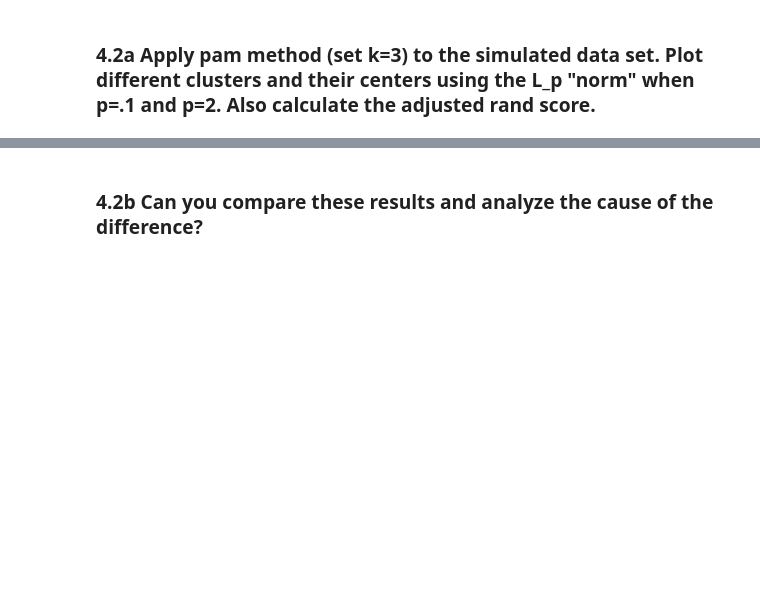
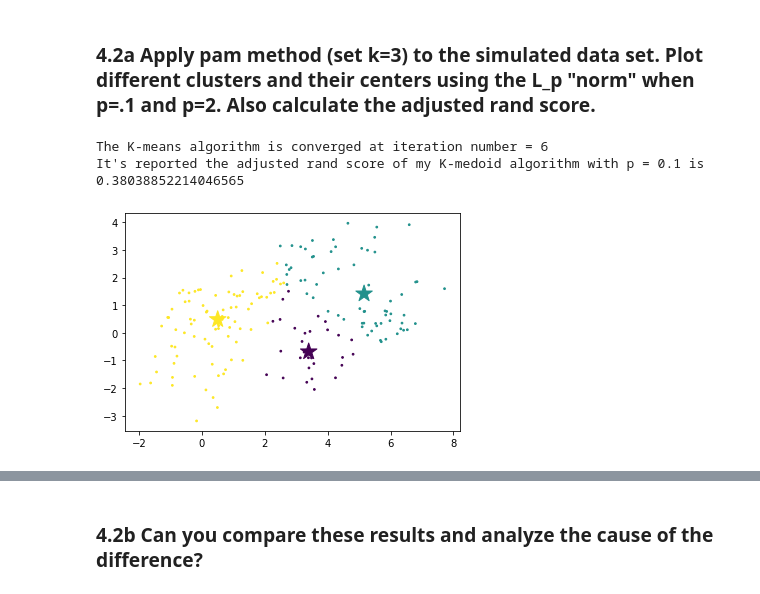
Before and after one commit to Chenghan-Sun/Unsupervised-Learning, a Jupyter notebook: Project-2/CS_STA_142B_Project_2.ipynb, the cells around one changed output, grey strips where cells are left out. Cells and saved outputs as stored; diff of their text form; code cells hidden in the pictures; blank space fills up the shorter version.

Commit message:
finished k-medoid part

```diff
--- a/Project-2/CS_STA_142B_Project_2.ipynb
+++ b/Project-2/CS_STA_142B_Project_2.ipynb
@@ -46,7 +46,7 @@ class k_means:
         self.tol = tol
         self.max_iter = max_iter
         self.data = data
-        self.update_flag = True
+        # self.update_flag = True
         self.centers = None
         self.cost = 0
         ### end of your code
@@ -116,14 +116,14 @@ class k_means:
 
         ### your code starts here
         converge_criterion = np.linalg.norm((self.centers - self.next_centers), ord=1)
-        if not self.update_flag:
-            print("Update_flag needs to be defaulted as True")
+        #if not self.update_flag:
+        #    print("Update_flag needs to be defaulted as True")
 
         if converge_criterion > self.tol:
-            return self.update_flag
+            return True
         else:
-            self.update_flag = False
-            return self.update_flag
+            #self.update_flag = False
+            return False
         ### end of your code
 
     def fit_model(self):
@@ -173,9 +173,10 @@ class k_means:
         Here we use within cluster sum of squares as cost
         """
         ### your code starts here
+        self.cost = 0  # reset cost for cost plot
         for sample in range(self.n):  # loop through all the samples
             label = int(self.labels[sample])  # label index
-            iter_cost = np.linalg.norm(self.data[i] - self.centers[label]) ** 2
+            iter_cost = sum((self.data[sample] - self.centers[label])**2)
             self.cost += iter_cost
         ### end of your code
         return self.cost
@@ -246,15 +247,15 @@ class clustering_eval_metrics:
         true_clusters = np.unique(self.true_labels)
         num_true_clusters = true_clusters.shape[0]
 
+        # Here I referred sklearn.metrics.adjusted_rand_score to for ARI calculation
         # Check special limit cases: no clustering or
         # trivial clustering where each document is assigned a unique cluster,
         # which refers perfect matching case hence return 1
-        # Here I referred sklearn.metrics.adjusted_rand_score to for ARI calculation
-        if (num_true_clusters == num_pred_clusters == 1 or num_true_clusters == num_pred_clusters == 0 \
-            or num_true_clusters == num_pred_clusters == num_samples):
-            return 1
-        else:
-            self.cmat = self.contingency_matrix()
+        #if (num_true_clusters == num_pred_clusters == 1 or num_true_clusters == num_pred_clusters == 0 \
+        #    or num_true_clusters == num_pred_clusters == num_samples):
+        #    return 1
+        #else:
+        #    self.cmat = self.contingency_matrix()
 
         # calculate ARI using the contingency matrix
         # using the equation of adjusted Rand index
@@ -388,3 +394,19 @@ It's reported the adjusted rand score of my K-means algorithm = 0.73823340381337
 [figure]
 # %% [markdown]
 ### 4.2a Apply pam method (set k=3) to the simulated data set. Plot different clusters and their centers using the L_p "norm" when p=.1 and p=2. Also calculate the adjusted rand score.
+# %%
+k_medoid_1 = pam(data = data, d = data.shape[1], k = global_k, tol = 0.01, max_iter = 100, p = 0.1)
+
+# plot
+k_medoid_1.plot_clusters()
+pred_label = k_medoid_1.labels
+# print(pred_label)
+
+# report adjusted rand score (ARS)
+KMs_metrics = clustering_eval_metrics(pred_label, true_labels)
+KMs_metrics.contingency_matrix()
+print(f"It's reported the adjusted rand score of my K-medoid algorithm with p = 0.1 is {KMs_metrics.adjusted_rand_score()}")
+# %% [output]
+The K-means algorithm is converged at iteration number = 6
+It's reported the adjusted rand score of my K-medoid algorithm with p = 0.1 is 0.38038852214046565
+[figure, added]
```
Also changed, not shown: parts of 4 cells of this notebook.
